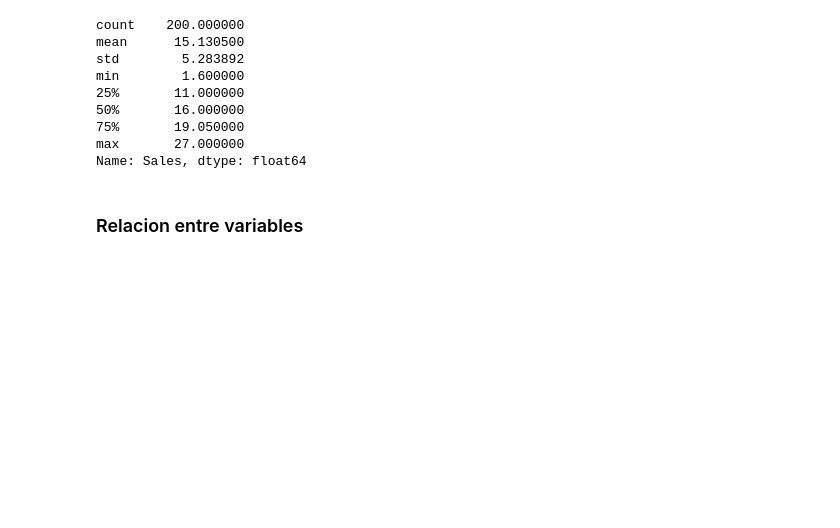
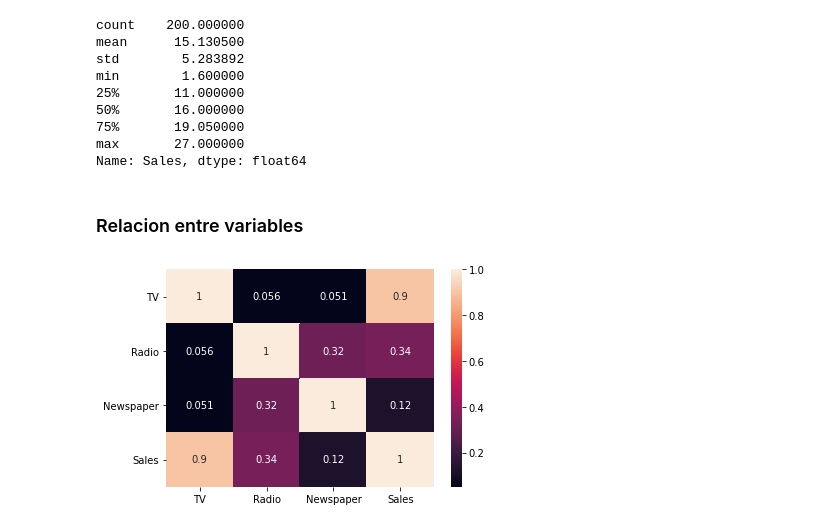
Before and after one commit to ForwardslashJP/Sales_Prediction, a Jupyter notebook: EDA_SalesPrediction.ipynb, the cells around one changed output. Drawn from its saved outputs; the diff is of its cells as text; code cells hidden in the pictures; blank space fills up the shorter version.

```diff
--- a/EDA_SalesPrediction.ipynb
+++ b/EDA_SalesPrediction.ipynb
@@ -141,3 +141,8 @@ max       27.000000
 Name: Sales, dtype: float64
 # %% [markdown]
 ### Relacion entre variables
+# %%
+sns.heatmap(df.corr('spearman'),annot=True)
+plt.show()
+# %% [output]
+[figure, added]
```
Also changed, not shown: parts of 15 cells of this notebook.
